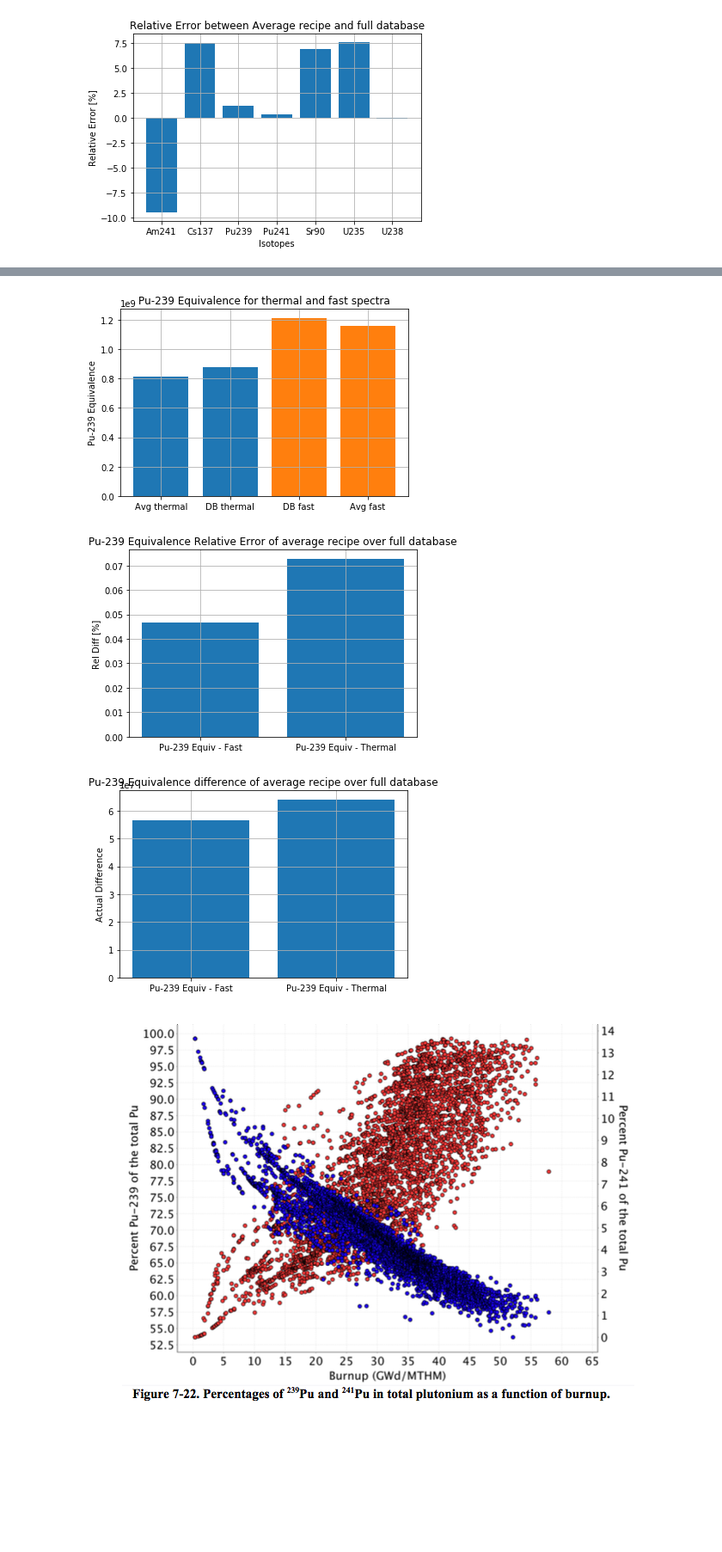
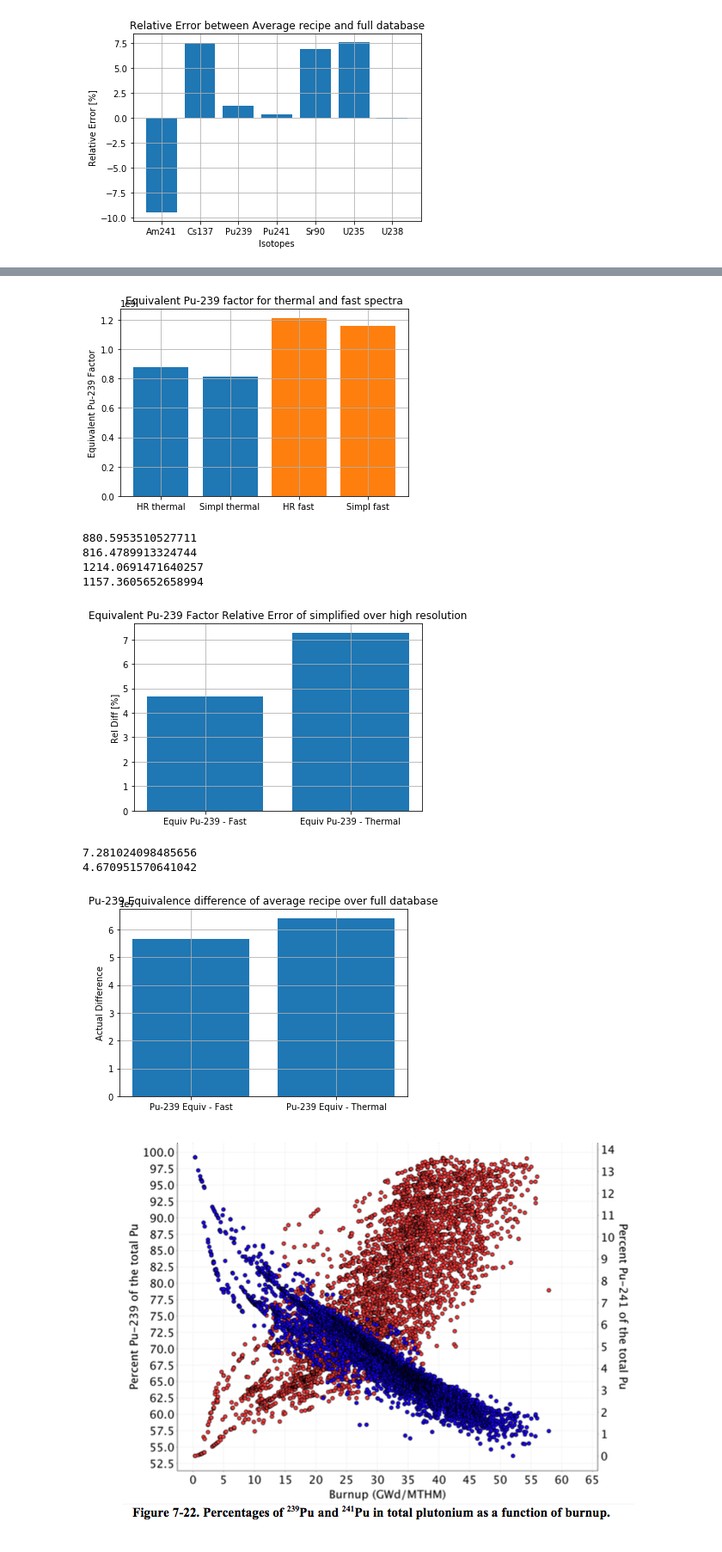
Before and after one commit to katyhuff/2018-bae-ornl, a Jupyter notebook: input/udb/udb-sensitivity.ipynb, the cells around one changed output, grey strips where cells are left out. Shown at 86% size. Cells and saved outputs as stored; diff of their text form; code cells hidden in the pictures; blank space fills up the shorter version.

```diff
--- a/input/udb/udb-sensitivity.ipynb
+++ b/input/udb/udb-sensitivity.ipynb
@@ -555,39 +677,55 @@ plt.close()
 # %%
 # eff pu241 for thermal and fast
 
 
 acc_eq_thermal = get_fissile_eq(decayed_lump_mat, True)
 acc_eq_fast = get_fissile_eq(decayed_lump_mat, False)
 rec_eq_thermal = get_fissile_eq(decayed_recipe_mat, True)
 rec_eq_fast = get_fissile_eq(decayed_recipe_mat, False)
 
-rel_err_thermal = (acc_eq_thermal - rec_eq_thermal) / acc_eq_thermal
-rel_err_fast = (acc_eq_fast - rec_eq_fast) / acc_eq_fast
+rel_err_thermal = (acc_eq_thermal - rec_eq_thermal) / acc_eq_thermal * 100
+rel_err_fast = (acc_eq_fast - rec_eq_fast) / acc_eq_fast * 100
 
-plt.bar(['DB thermal', 'Avg thermal'], [acc_eq_thermal, rec_eq_thermal])
-plt.bar(['DB fast', 'Avg fast'], [acc_eq_fast, rec_eq_fast])
+plt.bar(['HR thermal', 'Simpl thermal'], [acc_eq_thermal, rec_eq_thermal])
+plt.bar(['HR fast', 'Simpl fast'], [acc_eq_fast, rec_eq_fast])
 plt.grid()
-plt.ylabel('Pu-239 Equivalence')
-plt.title('Pu-239 Equivalence for thermal and fast spectra')
+plt.ylabel('Equivalent Pu-239 Factor')
+plt.title('Equivalent Pu-239 factor for thermal and fast spectra')
+plt.savefig('./images/equiv_all.png', format='png')
 plt.show()
 plt.close()
 
-plt.bar(['Pu-239 Equiv - Thermal', 'Pu-239 Equiv - Fast'], [rel_err_thermal, rel_err_fast])
+print(acc_eq_thermal *1e-6)
+print(rec_eq_thermal*1e-6)
+print(acc_eq_fast*1e-6)
+print(rec_eq_fast*1e-6)
+
+plt.bar(['Equiv Pu-239 - Thermal', 'Equiv Pu-239 - Fast'], [rel_err_thermal, rel_err_fast])
 plt.grid()
 plt.ylabel('Rel Diff [%]')
-plt.title('Pu-239 Equivalence Relative Error of average recipe over full database')
+plt.title('Equivalent Pu-239 Factor Relative Error of simplified over high resolution')
+plt.savefig('./images/equiv_rel.png', format='png')
 plt.show()
 plt.close()
+
+print(rel_err_thermal)
+print(rel_err_fast)
 
 plt.bar(['Pu-239 Equiv - Thermal', 'Pu-239 Equiv - Fast'], [acc_eq_thermal - rec_eq_thermal, acc_eq_fast - rec_eq_fast])
 plt.grid()
 plt.ylabel('Actual Difference')
 plt.title('Pu-239 Equivalence difference of average recipe over full database')
 plt.show()
 plt.close()
 # %% [output]
-[figure, old version]
+[figure, new version]
+880.5953510527711
+816.4789913324744
+1214.0691471640257
+1157.3605652658994
-[figure, old version]
+[figure, new version]
+7.281024098485656
+4.670951570641042
 [figure]
 # %%
 # explain why there's not a difference in pu
```
Also changed, not shown: parts of 25 cells of this notebook, 9 other files.
